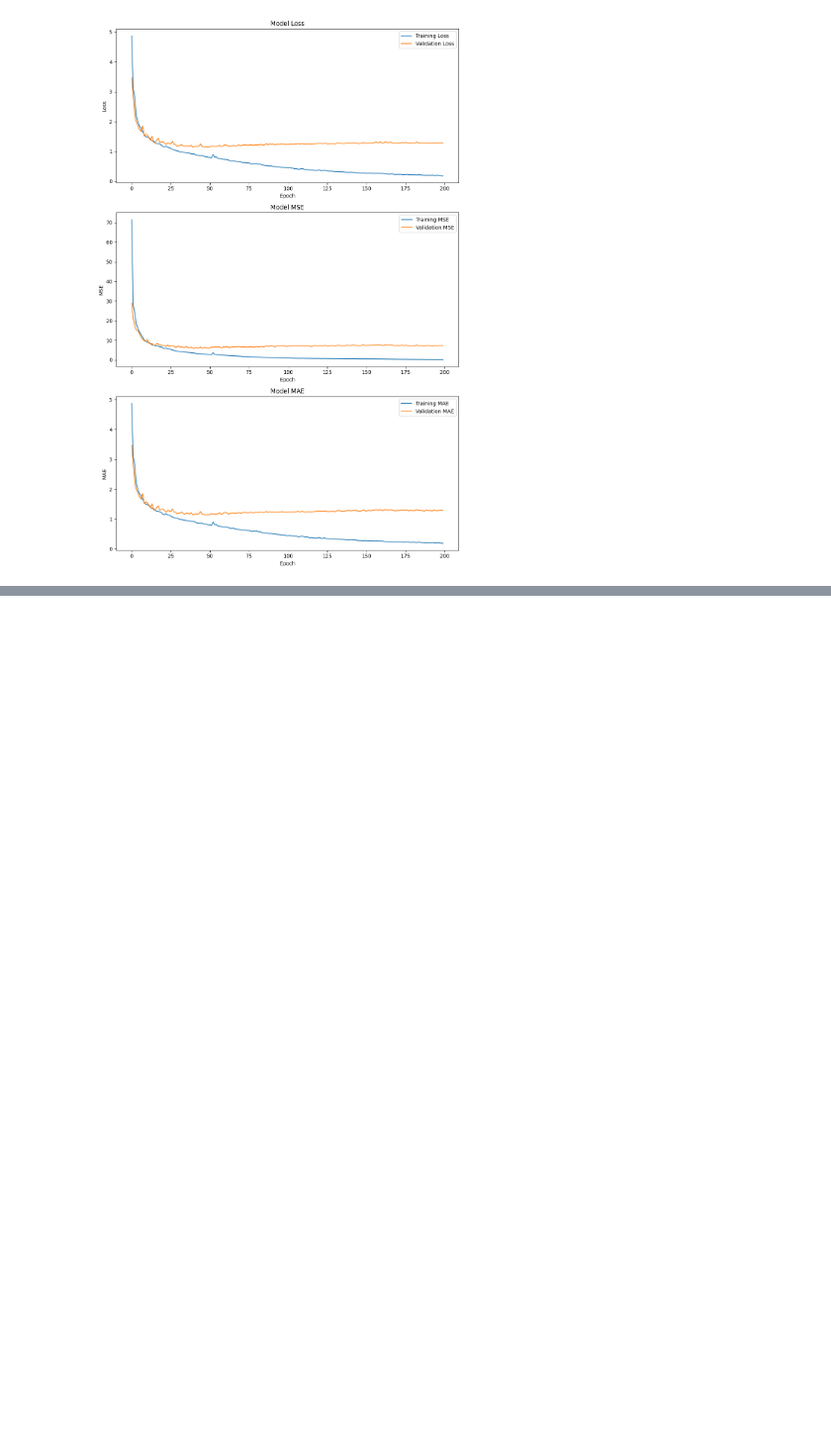
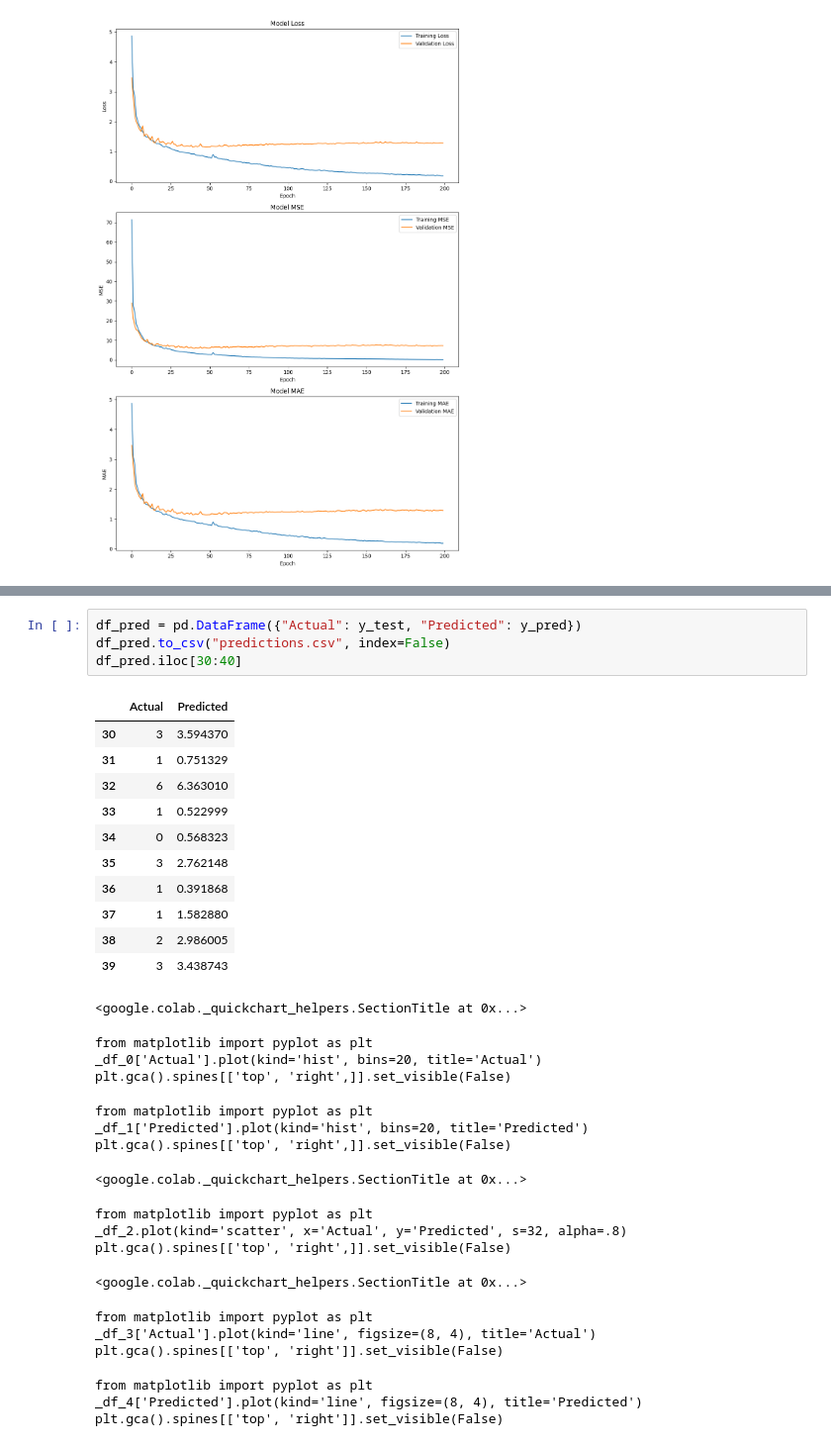
Before and after one commit to chmuneebshan/Automated-Grading-of-Exam-Papers-Using-Fusion-based-LSTM-Architecture, a Jupyter notebook: Code/Modelling.ipynb, the cells around one changed output, grey strips where cells are left out. Shown at 99% size. Saved outputs shown, nothing was run; the diff lists cells and outputs as text; blank space fills up the shorter version.

```diff
--- a/Code/Modelling.ipynb
+++ b/Code/Modelling.ipynb
@@ -181,0 +219,34 @@ plt.show()
+# %%
+df_pred = pd.DataFrame({"Actual": y_test, "Predicted": y_pred})
+df_pred.to_csv("predictions.csv", index=False)
+df_pred.iloc[30:40]
+# %% [output]
+|  | Actual | Predicted |
+| 30 | 3 | 3.594370 |
+| 31 | 1 | 0.751329 |
+| 32 | 6 | 6.363010 |
+| 33 | 1 | 0.522999 |
+| 34 | 0 | 0.568323 |
+| 35 | 3 | 2.762148 |
+| 36 | 1 | 0.391868 |
+| 37 | 1 | 1.582880 |
+| 38 | 2 | 2.986005 |
+| 39 | 3 | 3.438743 |
+<google.colab._quickchart_helpers.SectionTitle at 0x...>
+from matplotlib import pyplot as plt
+_df_0['Actual'].plot(kind='hist', bins=20, title='Actual')
+plt.gca().spines[['top', 'right',]].set_visible(False)
+from matplotlib import pyplot as plt
+_df_1['Predicted'].plot(kind='hist', bins=20, title='Predicted')
+plt.gca().spines[['top', 'right',]].set_visible(False)
+<google.colab._quickchart_helpers.SectionTitle at 0x...>
+from matplotlib import pyplot as plt
+_df_2.plot(kind='scatter', x='Actual', y='Predicted', s=32, alpha=.8)
+plt.gca().spines[['top', 'right',]].set_visible(False)
+<google.colab._quickchart_helpers.SectionTitle at 0x...>
+from matplotlib import pyplot as plt
+_df_3['Actual'].plot(kind='line', figsize=(8, 4), title='Actual')
+plt.gca().spines[['top', 'right']].set_visible(False)
+from matplotlib import pyplot as plt
+_df_4['Predicted'].plot(kind='line', figsize=(8, 4), title='Predicted')
+plt.gca().spines[['top', 'right']].set_visible(False)
```
Also changed, not shown: parts of 3 cells of this notebook.
